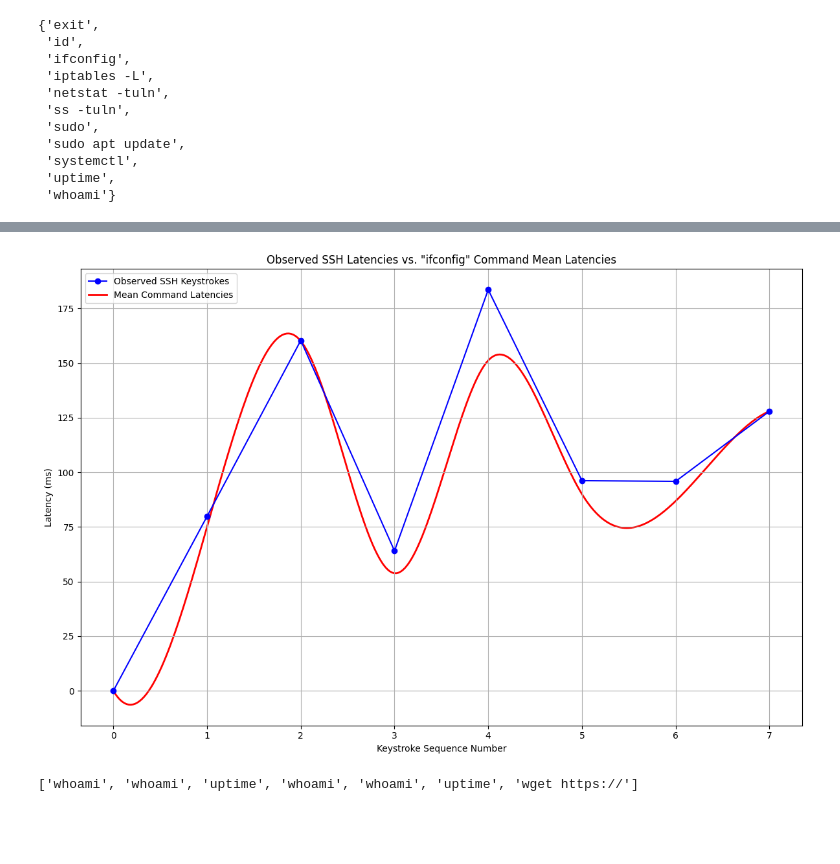
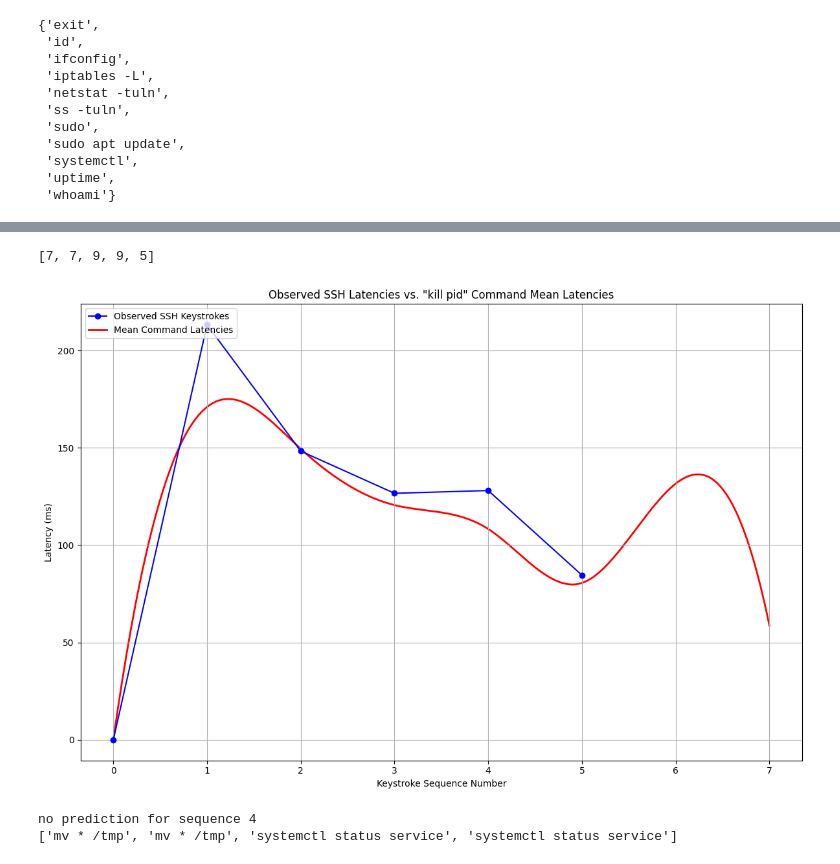
Before and after one commit to CrzPhil/SSHniff, a Jupyter notebook: analysis/shellbust.ipynb, the cells around one changed output, grey strips where cells are left out. Saved outputs shown, nothing was run; the diff lists cells and outputs as text; code cells hidden in the pictures; blank space fills up the shorter version.

```diff
--- a/analysis/shellbust.ipynb
+++ b/analysis/shellbust.ipynb
@@ -195,22 +195,36 @@ def plot_command_distribution(keystroke_sequences, command):
     plt.grid(True)
     plt.tight_layout()  # Adjust layout to make room for the legend
     plt.show()
+# %%
+with open("./sshniff_output/CONF6_sessions.json", "r") as f:
+    data = json.loads(f.read())
+# %%
+stream, s_data = a
 # %%
 def load_ssh_session(path, stream=0):
     """
     Load SSHniff session (JSON) output.
 
-    By default, assume single-session, which will have stream="0".
+    By default, assume single-session.
     """
     stream = str(stream)
 
     with open(path, "r") as f:
         data = json.loads(f.read())
+
+    if stream not in data:
+        print(f"Stream {stream} not found.")
+        stream, stream_data = data.popitem()
+        print(f"Using stream {stream} instead.")
+    else:
+        stream_data = data[stream]
+
     # SSHniff full output
-    if 'keystroke_data' in data[stream]:
-        return convert_latencies(data[stream]['keystroke_data'])
+    if 'keystroke_data' in stream_data:
+        return handle_ssh_backspaces(convert_latencies(stream_data['keystroke_data']))
+
     # Only keystroke data
-    return convert_latencies(data[stream])
+    return handle_ssh_backspaces(convert_latencies(stream_data))
 # %%
 def convert_latencies(ssh_data):
     """
@@ -540,4 +572,4 @@ set(cmds.keys()).intersection(set(load_dataset(datadir="./data/", combine_tokens
  'uptime',
  'whoami'}
 # %%
-ssh = load_ssh_session("./sshniff_output/capture_4_sessions.json")
+ssh = load_ssh_session("./sshniff_output/CONF6_sessions.json")
@@ -564,8 +579,12 @@ ssh = load_ssh_session("./sshniff_output/capture_4_sessions.json")
+# %%
+[len(i) for i in ssh]
+# %% [output]
+[7, 7, 9, 9, 5]
 # %%
-command = 'ifconfig'
+command = 'kill pid'
 plot_ssh_vs_command(ssh[0], get_mean_latencies(command, cmds[command]), command)
 # %% [output]
-[figure, old version]
+[figure, new version]
 # %%
 # Remove RETURN from intercept- seems better for matching to commands
 # Probably because of the "pause", double-checking a command before running it.
@@ -584,12 +603,16 @@ observed_sequences = [{'id': [0] * len(intercept), 'time': list(range(len(interc
 # %%
 # 'Best' prediction for each sequence
 predictions = []
-for sequence in observed_sequences:
+for i, sequence in enumerate(observed_sequences):
     prediction = predict_command(model, pd.DataFrame(sequence))
-    predictions.append(list(cmds.keys())[prediction[0]])
+    try:
+        predictions.append(list(cmds.keys())[prediction[0]])
+    except:
+        print(f"no prediction for sequence {i}")
 print(predictions)
 # %% [output]
-['whoami', 'whoami', 'uptime', 'whoami', 'whoami', 'uptime', 'wget https://']
+no prediction for sequence 4
+['mv * /tmp', 'mv * /tmp', 'systemctl status service', 'systemctl status service']
 # %%
 for sequence in observed_sequences:
     print("New Sequence")
```
Also changed, not shown: parts of 15 cells of this notebook, 4 other files.
